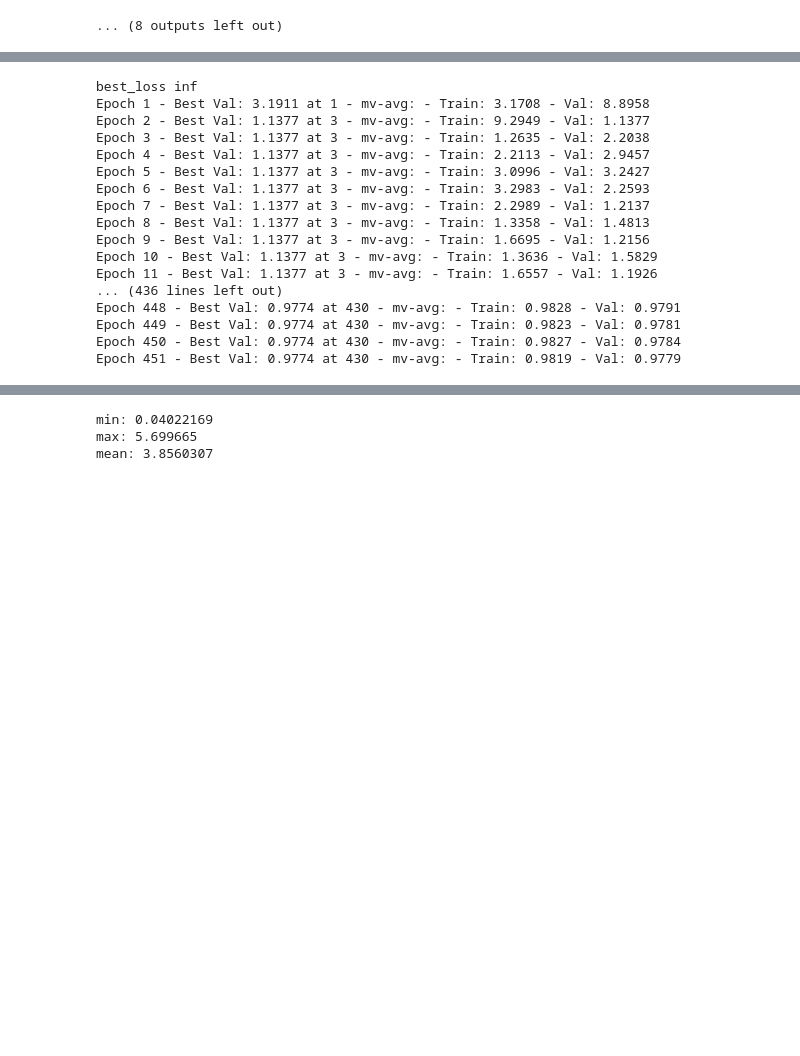
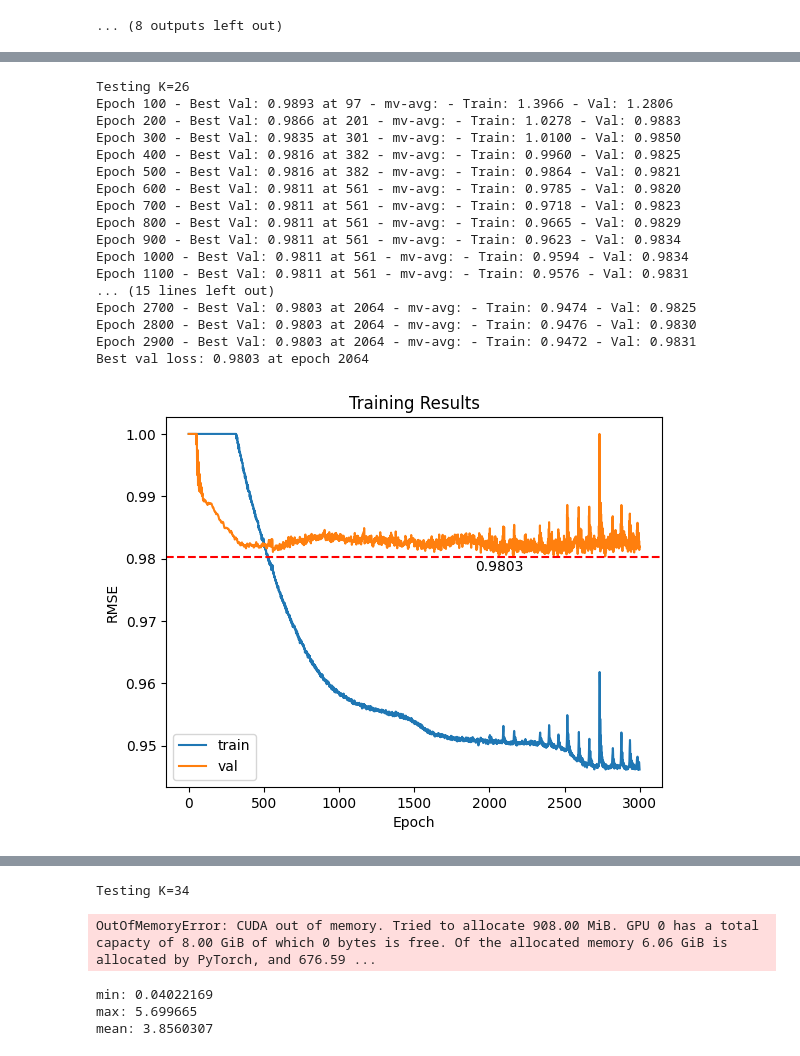
Before and after one commit to AlainJoss/LightGCNPlus, a Jupyter notebook: experiments/hyperparameters.ipynb, the cells around one changed output, grey strips where cells are left out. Drawn from its saved outputs; the diff is of its cells as text; code cells hidden in the pictures; blank space fills up the shorter version.

```diff
--- a/experiments/hyperparameters.ipynb
+++ b/experiments/hyperparameters.ipynb
@@ -203,27 +499,47 @@ for value in activation_functions:
 # %%
-# TODO: cannot continue training from checkpoint, because best_val = inf when resuming
+# Test varying Ks
 
-# model = load_best_val_model(model_class, ID)
-model = LightGCNPlus(A_tilde, ACT_FN, K, L, INIT_EMBS_STD, DROPOUT, C).to(DEVICE)
-optimizer = torch.optim.Adam(model.parameters(), lr=LR, weight_decay=WEIGHT_DECAY)
-loss_fn = nn.MSELoss()
-train_rmse, val_rmse = train_model(model, optimizer, loss_fn, train_users, train_items, train_ratings, val_users, val_items, val_ratings, EPOCHS, STOP_THRESHOLD, save_best_model=True, verbosity=1)
-report_training_results(train_rmse, val_rmse)
+# Initial hyperparameters
+INIT_EMBS_STD = 0.075
+LR = 0.1
+WEIGHT_DECAY = 0.00005
+DROPOUT = 0.5
+ACT_FN = nn.GELU()
+
+# Train loop hyperparameters
+EPOCHS = 3000
+STOP_THRESHOLD=1e-09
+L=5
+PROJECTIONS = (6,)
+
+K=[26,28,30,32,34]
+
+for k in K:
+    model = LightGCNPlus(A_tilde, ACT_FN, k, L, INIT_EMBS_STD, DROPOUT, PROJECTIONS).to(DEVICE)
+    optimizer = torch.optim.Adam(model.parameters(), lr=LR, weight_decay=WEIGHT_DECAY)
+    loss_fn = nn.MSELoss()
+    print(f"Testing K={k}")
+    train_rmse, val_rmse = train_model(model, optimizer, loss_fn, train_users, train_items, train_ratings, val_users, val_items, val_ratings, EPOCHS, STOP_THRESHOLD, save_best_model=False, verbosity=100)
+    report_training_results(train_rmse, val_rmse)
+
+    results["min_val_losses"].append(min(val_rmse))
+    results["params"].append((INIT_EMBS_STD, LR, WEIGHT_DECAY, DROPOUT, value))
 # %% [output]
-best_loss inf
-Epoch 1 - Best Val: 3.1911 at 1 - mv-avg: - Train: 3.1708 - Val: 8.8958
-Epoch 2 - Best Val: 1.1377 at 3 - mv-avg: - Train: 9.2949 - Val: 1.1377
-Epoch 3 - Best Val: 1.1377 at 3 - mv-avg: - Train: 1.2635 - Val: 2.2038
-Epoch 4 - Best Val: 1.1377 at 3 - mv-avg: - Train: 2.2113 - Val: 2.9457
-Epoch 5 - Best Val: 1.1377 at 3 - mv-avg: - Train: 3.0996 - Val: 3.2427
-Epoch 6 - Best Val: 1.1377 at 3 - mv-avg: - Train: 3.2983 - Val: 2.2593
-Epoch 7 - Best Val: 1.1377 at 3 - mv-avg: - Train: 2.2989 - Val: 1.2137
-Epoch 8 - Best Val: 1.1377 at 3 - mv-avg: - Train: 1.3358 - Val: 1.4813
-Epoch 9 - Best Val: 1.1377 at 3 - mv-avg: - Train: 1.6695 - Val: 1.2156
-Epoch 10 - Best Val: 1.1377 at 3 - mv-avg: - Train: 1.3636 - Val: 1.5829
-Epoch 11 - Best Val: 1.1377 at 3 - mv-avg: - Train: 1.6557 - Val: 1.1926
-... (436 lines left out)
-Epoch 448 - Best Val: 0.9774 at 430 - mv-avg: - Train: 0.9828 - Val: 0.9791
-Epoch 449 - Best Val: 0.9774 at 430 - mv-avg: - Train: 0.9823 - Val: 0.9781
-Epoch 450 - Best Val: 0.9774 at 430 - mv-avg: - Train: 0.9827 - Val: 0.9784
-Epoch 451 - Best Val: 0.9774 at 430 - mv-avg: - Train: 0.9819 - Val: 0.9779
+Testing K=26
+Epoch 100 - Best Val: 0.9893 at 97 - mv-avg: - Train: 1.3966 - Val: 1.2806
+Epoch 200 - Best Val: 0.9866 at 201 - mv-avg: - Train: 1.0278 - Val: 0.9883
+Epoch 300 - Best Val: 0.9835 at 301 - mv-avg: - Train: 1.0100 - Val: 0.9850
+Epoch 400 - Best Val: 0.9816 at 382 - mv-avg: - Train: 0.9960 - Val: 0.9825
+Epoch 500 - Best Val: 0.9816 at 382 - mv-avg: - Train: 0.9864 - Val: 0.9821
+Epoch 600 - Best Val: 0.9811 at 561 - mv-avg: - Train: 0.9785 - Val: 0.9820
+Epoch 700 - Best Val: 0.9811 at 561 - mv-avg: - Train: 0.9718 - Val: 0.9823
+Epoch 800 - Best Val: 0.9811 at 561 - mv-avg: - Train: 0.9665 - Val: 0.9829
+Epoch 900 - Best Val: 0.9811 at 561 - mv-avg: - Train: 0.9623 - Val: 0.9834
+Epoch 1000 - Best Val: 0.9811 at 561 - mv-avg: - Train: 0.9594 - Val: 0.9834
+Epoch 1100 - Best Val: 0.9811 at 561 - mv-avg: - Train: 0.9576 - Val: 0.9831
+... (15 lines left out)
+Epoch 2700 - Best Val: 0.9803 at 2064 - mv-avg: - Train: 0.9474 - Val: 0.9825
+Epoch 2800 - Best Val: 0.9803 at 2064 - mv-avg: - Train: 0.9476 - Val: 0.9830
+Epoch 2900 - Best Val: 0.9803 at 2064 - mv-avg: - Train: 0.9472 - Val: 0.9831
+Best val loss: 0.9803 at epoch 2064
+[figure, added]
@@ -230,3 +600,5 @@ Epoch 451 - Best Val: 0.9774 at 430 - mv-avg: - Train: 0.9819 - Val: 0.9779
+Testing K=34
+OutOfMemoryError: CUDA out of memory. Tried to allocate 908.00 MiB. GPU 0 has a total capacty of 8.00 GiB of which 0 bytes is free. Of the allocated memory 6.06 GiB is allocated by PyTorch, and 676.59 ...
 # %%
 # Report top k best hyperparameter combos
 TOP_K = 10
```
Also changed, not shown: parts of 6 cells of this notebook.
